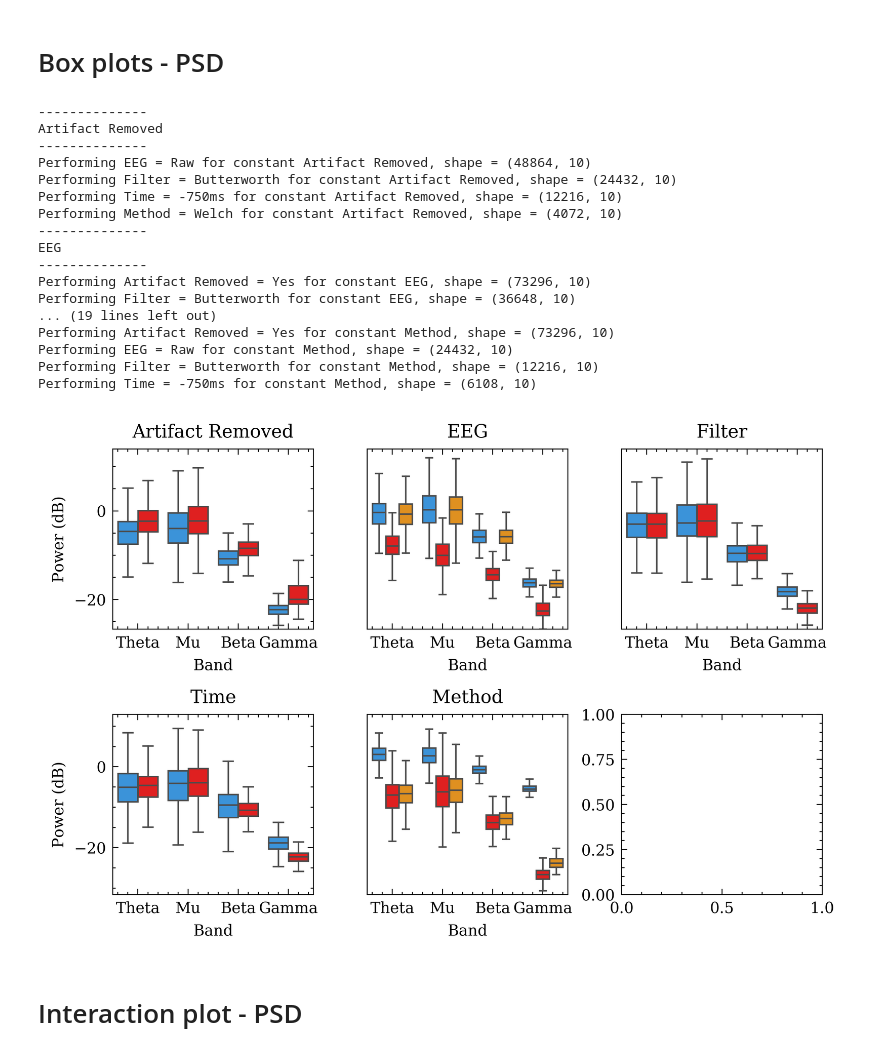
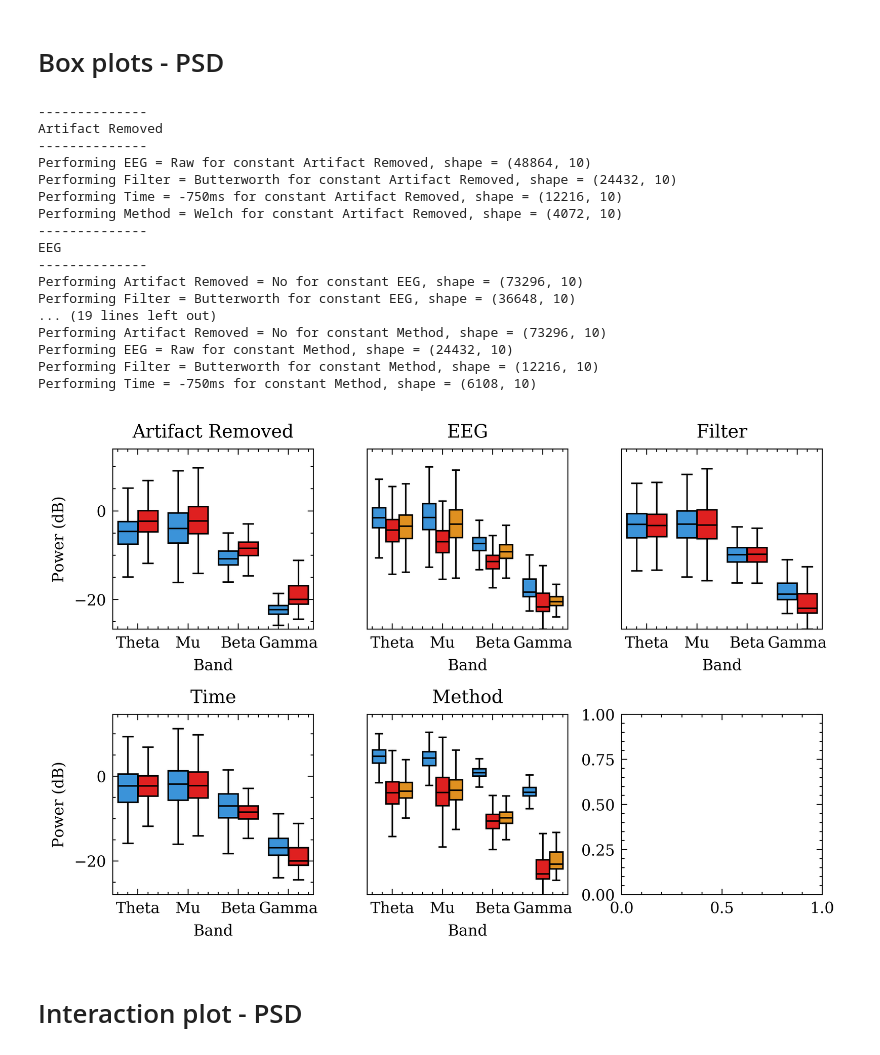
Before and after one commit to alamkanak/EEG-Correlation, a Jupyter notebook: 169-d3-plot.ipynb, the cells around one changed output. Drawn from its saved outputs; the diff is of its cells as text; code cells hidden in the pictures.

Commit message:
Update d3 plot

```diff
--- a/169-d3-plot.ipynb
+++ b/169-d3-plot.ipynb
@@ -182,41 +183,42 @@ with plt.style.context(['science-raquib2']):
                 df_power3 = df_power3[df_power3[key] == value]
                 print('Performing {} = {} for constant {}, shape = {}'.format(key, value, variable, df_power3.shape))
 
-        sns.boxplot(x="Band", y="Power", hue=variable, data=df_power3, ax=axs[i, j], fliersize=0, hue_order=hue_order_power[variable])
+        g=sns.boxplot(x="Band", y="Power", hue=variable, data=df_power3, ax=axs[i, j], fliersize=0, hue_order=hue_order_power[variable])
         # axs[i, j].set_ylim([-25,30])
         plt.setp(axs[i, j].lines, color='k')
         axs[i, j].set_title(variable)
         axs[i, j].get_legend().remove()
         if j == 0:
             axs[i, j].set_ylabel('Power (dB)')
         else:
             axs[i, j].set_ylabel('')
             axs[i, j].get_yaxis().set_ticks([])
         j = j + 1
         if j > 2:
             j = 0
             i = i + 1
-
+        for _, box in enumerate(g.artists):
+            box.set_edgecolor('black')
     plt.tight_layout()
 # %% [output]
 --------------
 Artifact Removed
 --------------
 Performing EEG = Raw for constant Artifact Removed, shape = (48864, 10)
 Performing Filter = Butterworth for constant Artifact Removed, shape = (24432, 10)
 Performing Time = -750ms for constant Artifact Removed, shape = (12216, 10)
 Performing Method = Welch for constant Artifact Removed, shape = (4072, 10)
 --------------
 EEG
 --------------
-Performing Artifact Removed = Yes for constant EEG, shape = (73296, 10)
+Performing Artifact Removed = No for constant EEG, shape = (73296, 10)
 Performing Filter = Butterworth for constant EEG, shape = (36648, 10)
 ... (19 lines left out)
-Performing Artifact Removed = Yes for constant Method, shape = (73296, 10)
+Performing Artifact Removed = No for constant Method, shape = (73296, 10)
 Performing EEG = Raw for constant Method, shape = (24432, 10)
 Performing Filter = Butterworth for constant Method, shape = (12216, 10)
 Performing Time = -750ms for constant Method, shape = (6108, 10)
-[figure, old version]
+[figure, new version]
 # %% [markdown]
 # Interaction plot - PSD
 # %%
```
Also changed, not shown: parts of 1 cell of this notebook.
